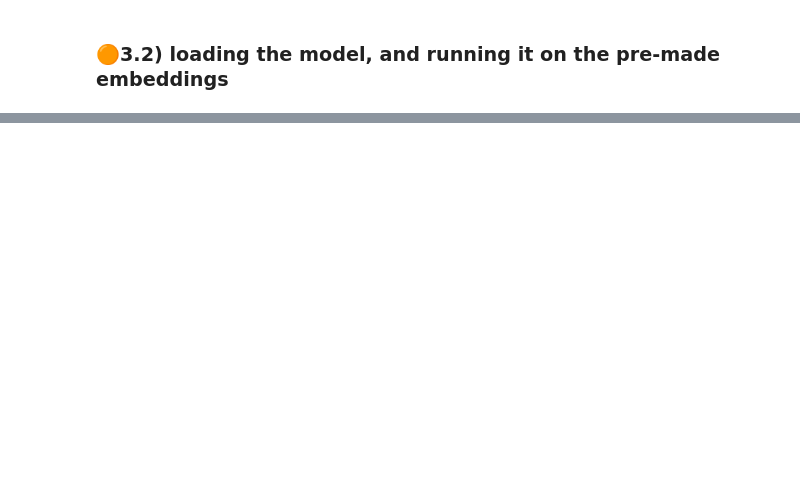
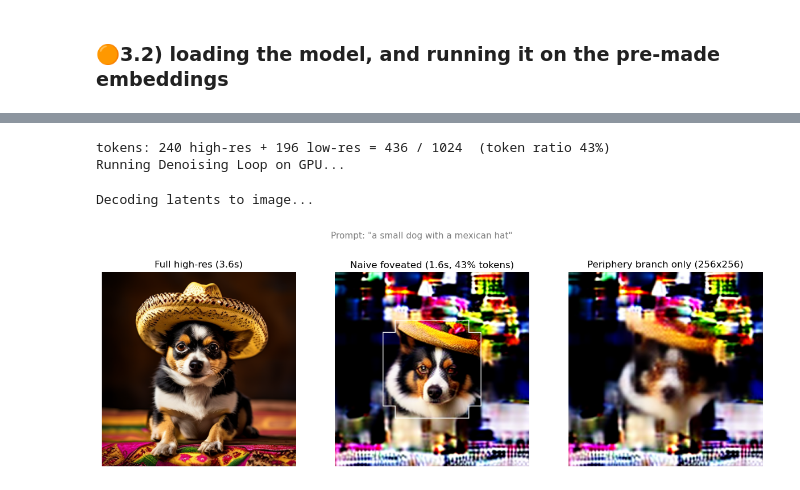
Before and after one commit to RoiMaman/NeuroFoveatedDiffusion, a Jupyter notebook: Final_codes.ipynb, the cells around one changed output, grey strips where cells are left out. Cells and saved outputs as stored; diff of their text form; code cells hidden in the pictures; blank space fills up the shorter version.

Commit message:
naive approach
Signed-off-by: RoboCarmel <roee.carmel@gmail.com>

```diff
--- a/Final_codes.ipynb
+++ b/Final_codes.ipynb
@@ -355,0 +459,17 @@ Running Denoising Loop on GPU...
+# %%
+# sanity checks: with an all-high-res mask the foveated path must reproduce normal PixArt
+
+# 1) positions: our embedding must equal PixArt's own table
+full_layout = build_layout(torch.ones(GRID, GRID, dtype=torch.bool))
+print("pos-embed max diff :", (full_layout["pos"] - pe.pos_embed).abs().max().item())    # expect ~0
+
+# 2) forward pass: fov_transformer must match transformer(...)
+scheduler.set_timesteps(20)
+t = scheduler.timesteps[5].to(device)
+z = torch.randn(2, C, GRID * P, GRID * P, device=device, dtype=torch.float16)
+with torch.no_grad():
+    ref = transformer(z, encoder_hidden_states=prompt_embeds, encoder_attention_mask=prompt_attention_mask,
+                      timestep=t.expand(2), added_cond_kwargs={"resolution": None, "aspect_ratio": None},
+                      return_dict=False)[0][:, :C]
+out = unpatchify(fov_transformer(patchify(z), t, full_layout, prompt_embeds, prompt_attention_mask), GRID, GRID)
+print("forward max diff   :", (ref - out).abs().max().item(), "| mean |eps|:", ref.abs().mean().item())  # expect small (fp16 noise, ~1e-2 or less)
@@ -355,0 +541,34 @@ Running Denoising Loop on GPU...
+# %%
+SEED, STEPS, GUIDANCE = 0, 30, 4.5
+
+layout = build_layout(make_circular_mask(center=(0.5, 0.5), radius=0.25))
+print(f"tokens: {layout['n_hi']} high-res + {layout['n_lo']} low-res = {layout['n_hi'] + layout['n_lo']} "
+      f"/ {layout['h'] * layout['w']}  (token ratio {layout['token_ratio']:.0%})")
+
+torch.cuda.synchronize(); t0 = time.time()
+img_full = run_diffusion_loop(transformer, vae, scheduler, prompt_embeds, prompt_attention_mask,
+                              seed=SEED, steps=STEPS, guidance_scale=GUIDANCE)
+torch.cuda.synchronize(); t_full = time.time() - t0
+
+t0 = time.time()
+x = run_foveated_loop(layout, prompt_embeds, prompt_attention_mask, seed=SEED, steps=STEPS, guidance_scale=GUIDANCE)
+img_fov, img_hi, img_lo = decode_foveated(x, layout)
+torch.cuda.synchronize(); t_fov = time.time() - t0
+
+panels = [
+    (img_full, f"Full high-res ({t_full:.1f}s)"),
+    (draw_fovea_border(img_fov, layout), f"Naive foveated ({t_fov:.1f}s, {layout['token_ratio']:.0%} tokens)"),
+    (img_lo, "Periphery branch only (256x256)"),
+]
+fig, axes = plt.subplots(1, 3, figsize=(15, 5))
+for ax, (im, title) in zip(axes, panels):
+    ax.imshow(im)
+    ax.set_title(title)
+    ax.axis("off")
+plt.suptitle(f'Prompt: "{prompt}"', fontsize=11, color="gray")
+plt.show()
+# %% [output]
+tokens: 240 high-res + 196 low-res = 436 / 1024  (token ratio 43%)
+Running Denoising Loop on GPU...
+Decoding latents to image...
+[figure, added]
```
Also changed, not shown: parts of 15 cells of this notebook.
